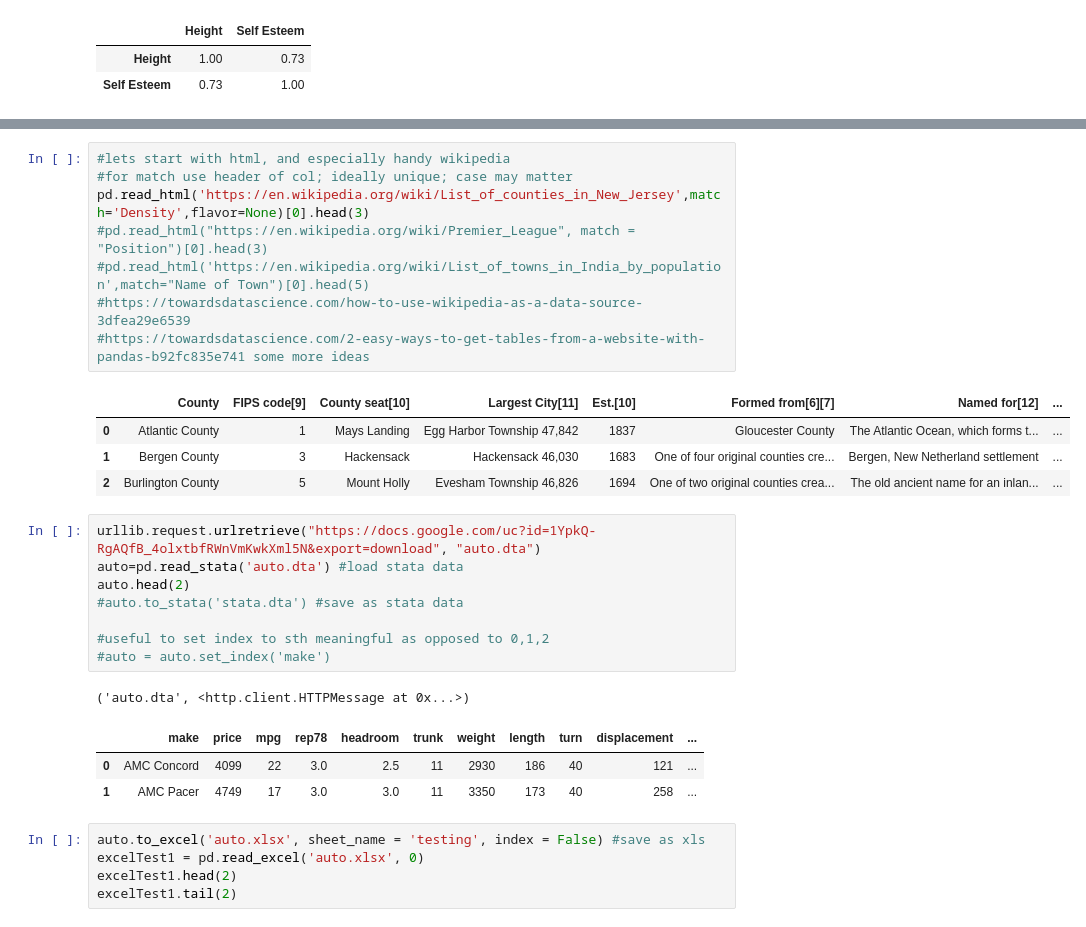
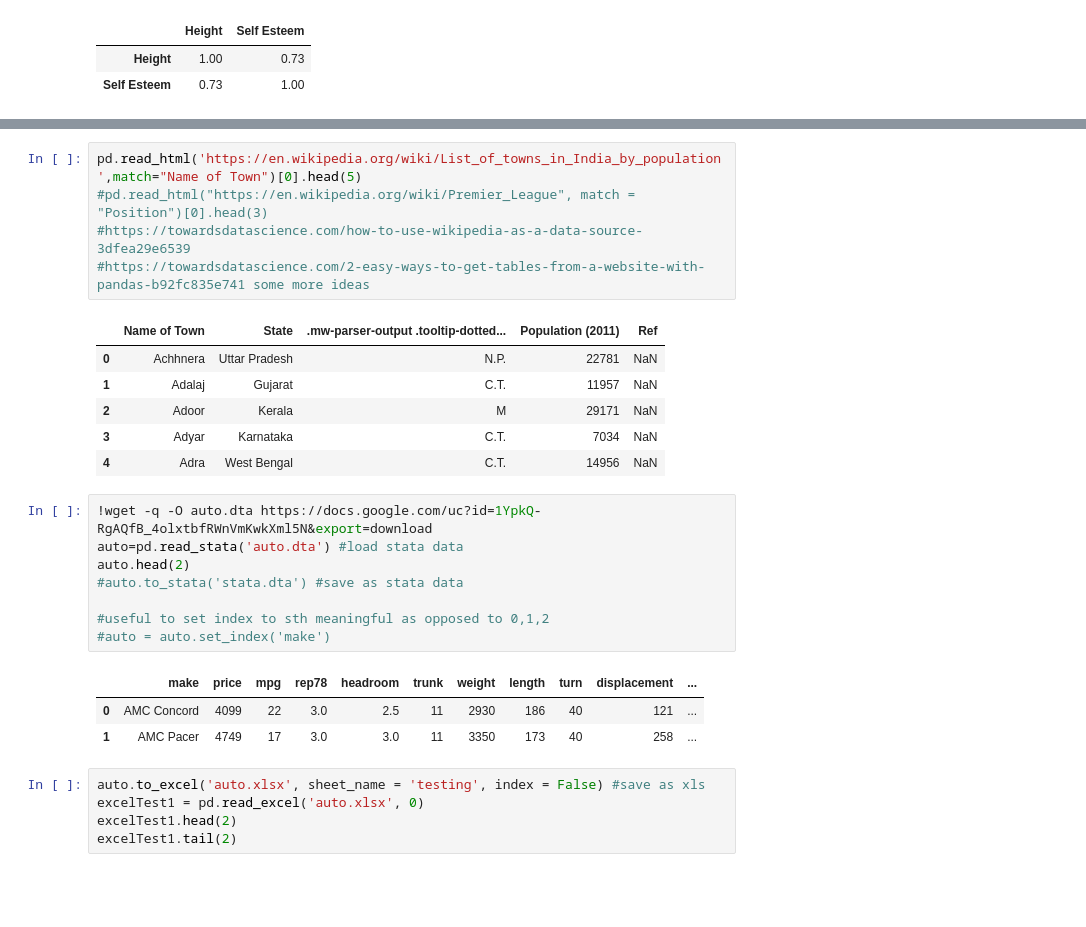
Before and after one commit to jmccahill5/datman, a Jupyter notebook: pandas.ipynb, the cells around one changed output, grey strips where cells are left out. Saved outputs shown, nothing was run; the diff lists cells and outputs as text; blank space fills up the shorter version.

```diff
--- a/pandas.ipynb
+++ b/pandas.ipynb
@@ -270,18 +281,17 @@ https://automatetheboringstuff.com/chapter12/
 # %%
-#lets start with html, and especially handy wikipedia
-#for match use header of col; ideally unique; case may matter
-pd.read_html('https://en.wikipedia.org/wiki/List_of_counties_in_New_Jersey',match='Density',flavor=None)[0].head(3)
+pd.read_html('https://en.wikipedia.org/wiki/List_of_towns_in_India_by_population',match="Name of Town")[0].head(5)
 #pd.read_html("https://en.wikipedia.org/wiki/Premier_League", match = "Position")[0].head(3)
-#pd.read_html('https://en.wikipedia.org/wiki/List_of_towns_in_India_by_population',match="Name of Town")[0].head(5)
 #https://towardsdatascience.com/how-to-use-wikipedia-as-a-data-source-3dfea29e6539
 #https://towardsdatascience.com/2-easy-ways-to-get-tables-from-a-website-with-pandas-b92fc835e741 some more ideas
 # %% [output]
-|  | County | FIPS code[9] | County seat[10] | Largest City[11] | Est.[10] | Formed from[6][7] | Named for[12] | ... |
-| 0 | Atlantic County | 1 | Mays Landing | Egg Harbor Township 47,842 | 1837 | Gloucester County | The Atlantic Ocean, which forms t... | ... |
-| 1 | Bergen County | 3 | Hackensack | Hackensack 46,030 | 1683 | One of four original counties cre... | Bergen, New Netherland settlement | ... |
-| 2 | Burlington County | 5 | Mount Holly | Evesham Township 46,826 | 1694 | One of two original counties crea... | The old ancient name for an inlan... | ... |
+|  | Name of Town | State | .mw-parser-output .tooltip-dotted... | Population (2011) | Ref |
+| 0 | Achhnera | Uttar Pradesh | N.P. | 22781 | NaN |
+| 1 | Adalaj | Gujarat | C.T. | 11957 | NaN |
+| 2 | Adoor | Kerala | M | 29171 | NaN |
+| 3 | Adyar | Karnataka | C.T. | 7034 | NaN |
+| 4 | Adra | West Bengal | C.T. | 14956 | NaN |
 # %%
-urllib.request.urlretrieve("https://docs.google.com/uc?id=1YpkQ-RgAQfB_4olxtbfRWnVmKwkXml5N&export=download", "auto.dta")
+!wget -q -O auto.dta https://docs.google.com/uc?id=1YpkQ-RgAQfB_4olxtbfRWnVmKwkXml5N&export=download
 auto=pd.read_stata('auto.dta') #load stata data
 auto.head(2)
 #auto.to_stata('stata.dta') #save as stata data
@@ -289,7 +299,6 @@ auto.head(2)
 #useful to set index to sth meaningful as opposed to 0,1,2
 #auto = auto.set_index('make')
 # %% [output]
-('auto.dta', <http.client.HTTPMessage at 0x...>)
 |  | make | price | mpg | rep78 | headroom | trunk | weight | length | turn | displacement | ... |
 | 0 | AMC Concord | 4099 | 22 | 3.0 | 2.5 | 11 | 2930 | 186 | 40 | 121 | ... |
 | 1 | AMC Pacer | 4749 | 17 | 3.0 | 3.0 | 11 | 3350 | 173 | 40 | 258 | ... |
```
Also changed, not shown: parts of 29 cells of this notebook.
